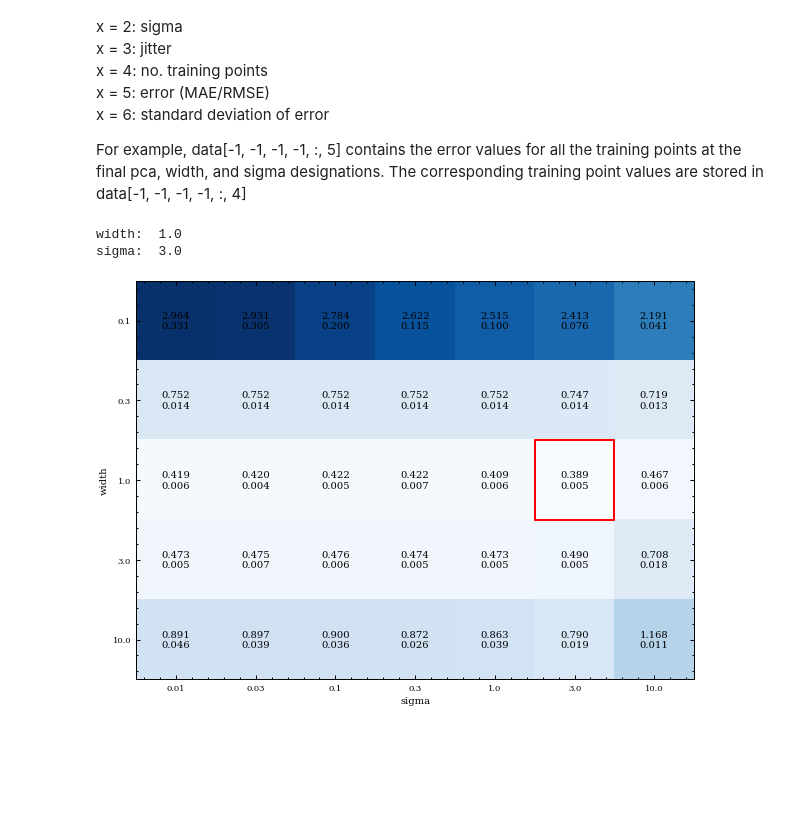
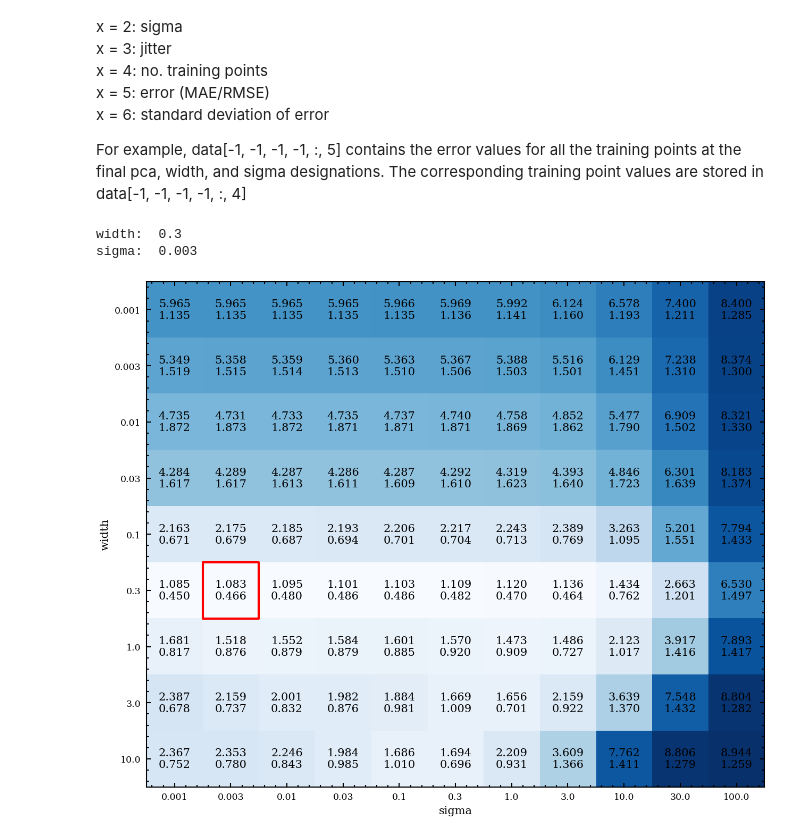
Before and after one commit to bhelfrecht/zeolites_iza-deem, a Jupyter notebook: Scripts/propertyOptimization.ipynb, the cells around one changed output. Saved outputs shown, nothing was run; the diff lists cells and outputs as text; code cells hidden in the pictures; blank space fills up the shorter version.

```diff
--- a/Scripts/propertyOptimization.ipynb
+++ b/Scripts/propertyOptimization.ipynb
@@ -37,8 +44,7 @@ at the final pca, width, and sigma designations. The corresponding training poin
 stored in data[-1, -1, -1, -1, :, 4]
 # %%
 # Load error data (change filename to examine different hyperparameter matrices)
-#testMAE = np.load('/scratch/helfrech/Sync/GDrive/Projects/Zeolites_IZA-DEEM/Processed_Data/DEEM_10k/Energy/6.0/ParameterSearch/Gaussian/maeAvgTest.npy')
-testMAE = np.load('/scratch/helfrech/Sync/GDrive/Projects/Zeolites_IZA-DEEM/Scripts/test/maeAvgTest.npy')
+testMAE = np.load('/scratch/helfrech/Sync/GDrive/Projects/Zeolites_IZA-DEEM/Processed_Data/COD/Volume/6.0/ParameterSearch/Gaussian/maeAvgTest.npy')
 # %%
 # Initialize figure
 figParam = plt.figure(figsize=(10, 10))
@@ -47,35 +53,35 @@ axs = figParam.add_subplot(1, 1, 1)
 # Plot matrix of errors with std. dev.
 axs.imshow(testMAE[0, :, :, 0, 0, 5], cmap='Blues')
 axs.set_xticks(range(0, testMAE.shape[2]))
 axs.set_xticklabels(testMAE[0, 0, :, 0, 0, 2])
 axs.set_yticks(range(0, testMAE.shape[1]))
 axs.set_yticklabels(testMAE[0, :, 0, 0, 0, 1])
 axs.set_xlabel('sigma')
 axs.set_ylabel('width')
 
 # Tick formatting
 for i in axs.get_xticks():
     for j in axs.get_yticks():
         axs.text(i, j, str('%.3f\n%.3f' % (testMAE[0, j, i, 0, 0, 5], testMAE[0, j, i, 0, 0, 6])),
                 verticalalignment='center', horizontalalignment='center')
 
 # Get position of matrix corresponding
 # to the optimal hyperparameters
 xyMin = np.argmin(testMAE[0, :, :, 0, 0, 5])
 ncol = testMAE.shape[2]
-posMat = (xyMin % ncol - 0.5, xyMin / ncol - 0.5)
-pos = (xyMin/ncol, xyMin%ncol)
+posMat = (xyMin % ncol - 0.5, xyMin // ncol - 0.5)
+pos = (xyMin//ncol, xyMin%ncol)
 
 print('width: ', testMAE[0, pos[0], pos[1], 0, 0, 1])
 print('sigma: ', testMAE[0, pos[0], pos[1], 0, 0, 2])
 
 # Draw a box around the optimal error value corresponding
 # to the optimal hyperparameters
 r = mplpatches.Rectangle(xy=posMat, width=1, height=1)
 pc = mplcollections.PatchCollection([r], facecolor='None', edgecolor='r', linewidth=2)
 axs.add_collection(pc)
 plt.show()
 # %% [output]
-width:  1.0
-sigma:  3.0
+width:  0.3
+sigma:  0.003
-[figure, old version]
+[figure, new version]
```
Also changed, not shown: parts of 1 cell of this notebook, 2 other files.
